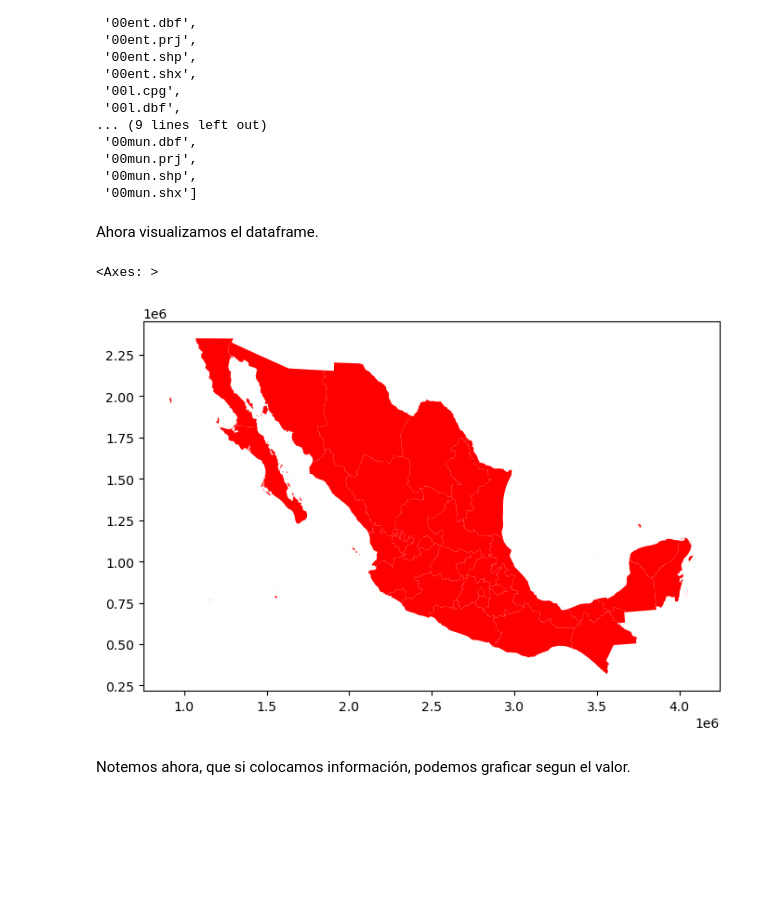
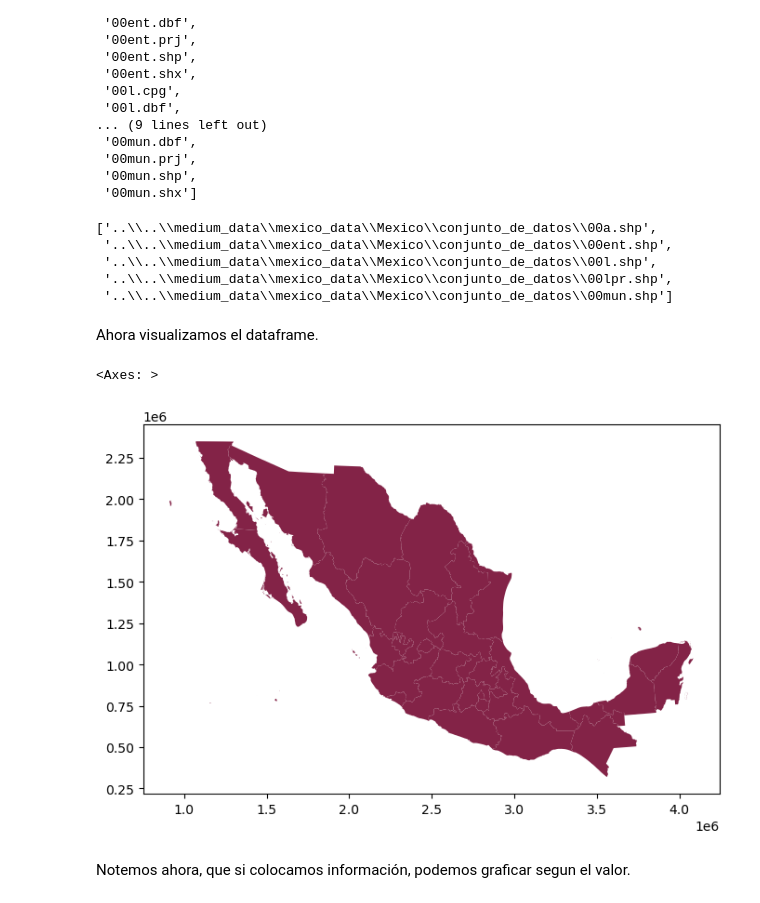
Before and after one commit to Dust1920/SIM26, a Jupyter notebook: visualization/maps/step_one.ipynb, the cells around one changed output. Drawn from its saved outputs; the diff is of its cells as text; code cells hidden in the pictures; blank space fills up the shorter version.

```diff
--- a/visualization/maps/step_one.ipynb
+++ b/visualization/maps/step_one.ipynb
@@ -55,11 +58,18 @@ mg_list
 # %%
 import fiona
 
-geo_path_base = "..\\medium_data\\mexico_data\\Mexico\\conjunto_de_datos"
+geo_path_base = "..\\..\\medium_data\\mexico_data\\Mexico\\conjunto_de_datos"
 geo_paths = []
 for file in mg_list:
     if file.endswith(".shp"):
         geo_paths.append(os.path.join(geo_path_base, file))
+geo_paths
+# %% [output]
+['..\\..\\medium_data\\mexico_data\\Mexico\\conjunto_de_datos\\00a.shp',
+ '..\\..\\medium_data\\mexico_data\\Mexico\\conjunto_de_datos\\00ent.shp',
+ '..\\..\\medium_data\\mexico_data\\Mexico\\conjunto_de_datos\\00l.shp',
+ '..\\..\\medium_data\\mexico_data\\Mexico\\conjunto_de_datos\\00lpr.shp',
+ '..\\..\\medium_data\\mexico_data\\Mexico\\conjunto_de_datos\\00mun.shp']
 # %%
 import geopandas as gpd
 
@@ -76,12 +86,14 @@ mexico_cvegeo = cvegeo(geo_paths[1])
 # %% [markdown]
 Ahora visualizamos el dataframe.
 # %%
-mexico_cvegeo.plot(figsize = (8,8), color = 'red')
+color_test = pg.isaf[0]
+
+mexico_cvegeo.plot(figsize = (8,8), color = color_test)
 
 # color: definir un color del mapa.
 # %% [output]
 <Axes: >
-[figure, old version]
+[figure, new version]
 # %% [markdown]
 Notemos ahora, que si colocamos información, podemos graficar segun el valor.
 # %%
```
Also changed, not shown: parts of 5 cells of this notebook, 4 other files.
